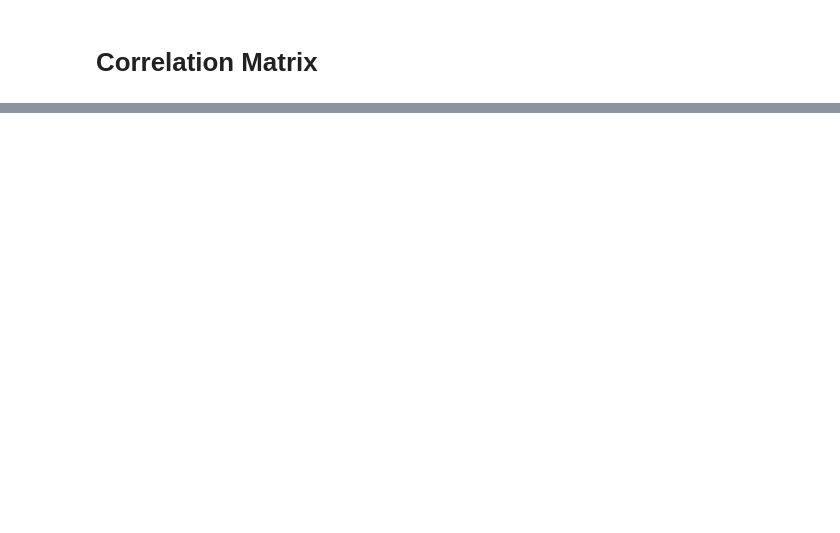
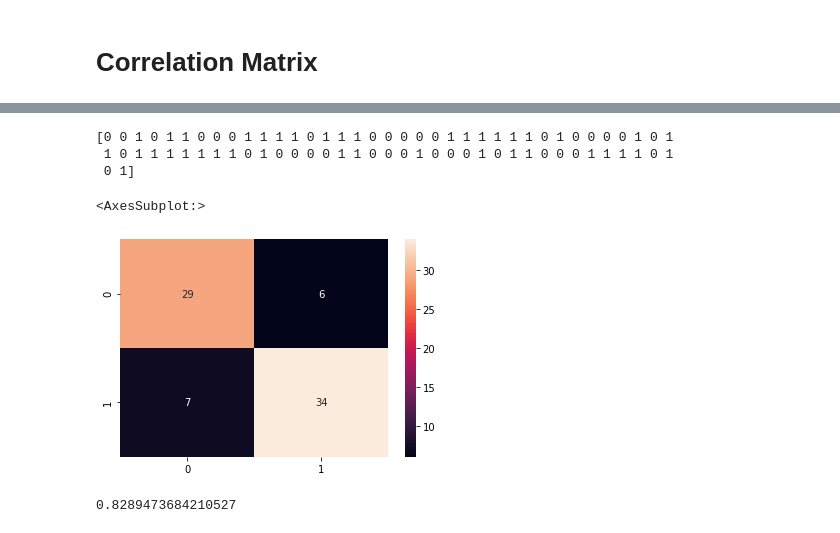
Before and after one commit to JyotheendraD/Heart-Condition-Checker, a Jupyter notebook: Heart.ipynb, the cells around one changed output, grey strips where cells are left out. Saved outputs shown, nothing was run; the diff lists cells and outputs as text; code cells hidden in the pictures; blank space fills up the shorter version.

```diff
--- a/Heart.ipynb
+++ b/Heart.ipynb
@@ -63,0 +131,3 @@ sns.heatmap(C_matrix,annot = True)
+# %%
+from sklearn.model_selection import train_test_split
+X_train, X_test, y_train, y_test = train_test_split(X,y,test_size=0.25, random_state=42)
@@ -63,0 +142,5 @@ sns.heatmap(C_matrix,annot = True)
+# %%
+from sklearn.preprocessing import StandardScaler
+sc = StandardScaler()
+X_train = sc.fit_transform(X_train)
+X_test = sc.transform(X_test)
@@ -63,0 +163,5 @@ sns.heatmap(C_matrix,annot = True)
+# %%
+from sklearn.neighbors import KNeighborsClassifier
+Classifier = KNeighborsClassifier()
+Classifier.fit(X_train, y_train)
+KNeighborsClassifier(algorithm='auto',leaf_size = 30, metric = 'minkowski', metric_params = None, n_neighbors = 5, p=2, weights = 'uniform')
@@ -63,0 +170,2 @@ sns.heatmap(C_matrix,annot = True)
+# %%
+y_pred = Classifier.predict(X_test)
@@ -63,0 +188,18 @@ sns.heatmap(C_matrix,annot = True)
+# %%
+print(y_pred)
+# %% [output]
+[0 0 1 0 1 1 0 0 0 1 1 1 1 0 1 1 1 0 0 0 0 0 1 1 1 1 1 1 0 1 0 0 0 0 1 0 1
+ 1 0 1 1 1 1 1 1 1 0 1 0 0 0 0 1 1 0 0 0 1 0 0 0 1 0 1 1 0 0 0 1 1 1 1 0 1
+ 0 1]
+# %%
+from sklearn.metrics import confusion_matrix
+c_matrix = confusion_matrix(y_test, y_pred)
+sns.heatmap(c_matrix, annot = True)
+# %% [output]
+<AxesSubplot:>
+[figure, added]
+# %%
+from sklearn.metrics import accuracy_score
+accuracy_score(y_test, y_pred)
+# %% [output]
+0.8289473684210527
```
Also changed, not shown: parts of 18 cells of this notebook.
